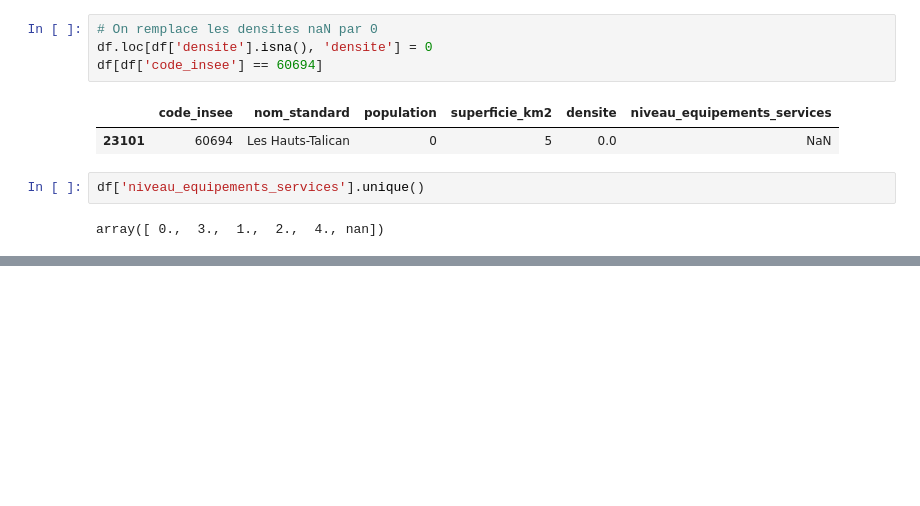
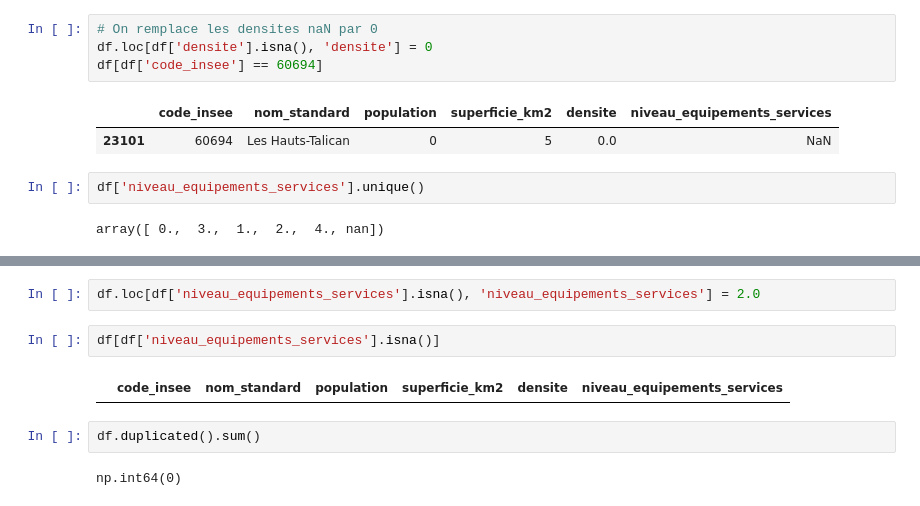
Before and after one commit to Mister-proust/R-aliser-une-application-de-pr-vision-immobili-re, a Jupyter notebook: notebook/analyse commune.ipynb, the cells around one changed output, grey strips where cells are left out. Saved outputs shown, nothing was run; the diff lists cells and outputs as text; blank space fills up the shorter version.

```diff
--- a/notebook/analyse commune.ipynb
+++ b/notebook/analyse commune.ipynb
@@ -119,0 +116,10 @@ df[df['niveau_equipements_services'].isna()]
+# %%
+df.loc[df['niveau_equipements_services'].isna(), 'niveau_equipements_services'] = 2.0
+# %%
+df[df['niveau_equipements_services'].isna()]
+# %% [output]
+|  | code_insee | nom_standard | population | superficie_km2 | densite | niveau_equipements_services |
+# %%
+df.duplicated().sum()
+# %% [output]
+np.int64(0)
```
Also changed, not shown: parts of 1 cell of this notebook, 4 other files.
